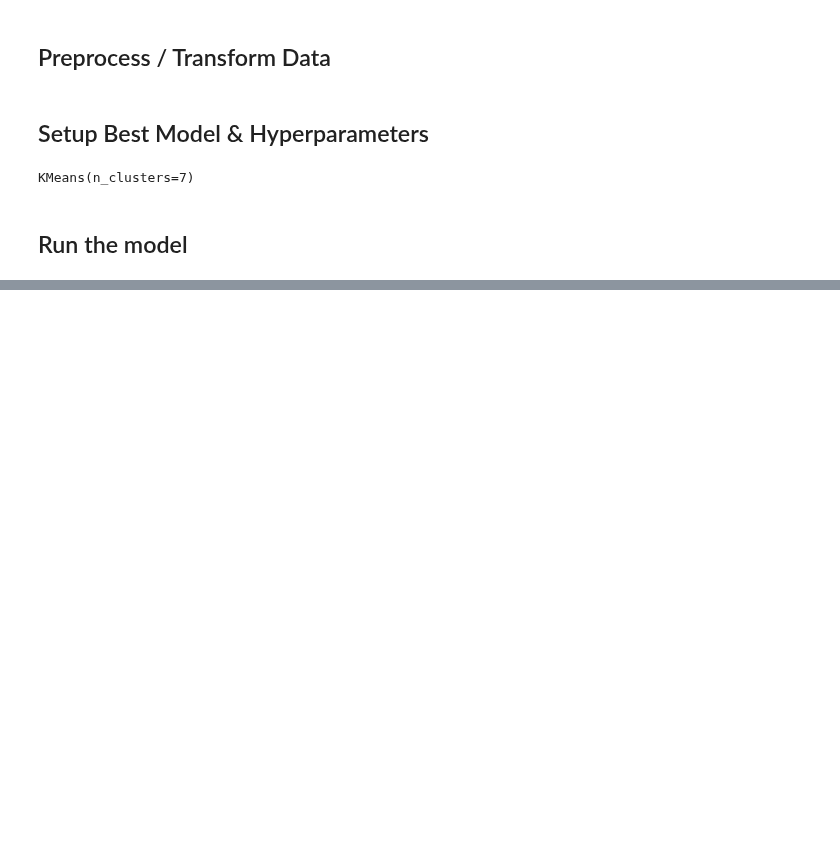
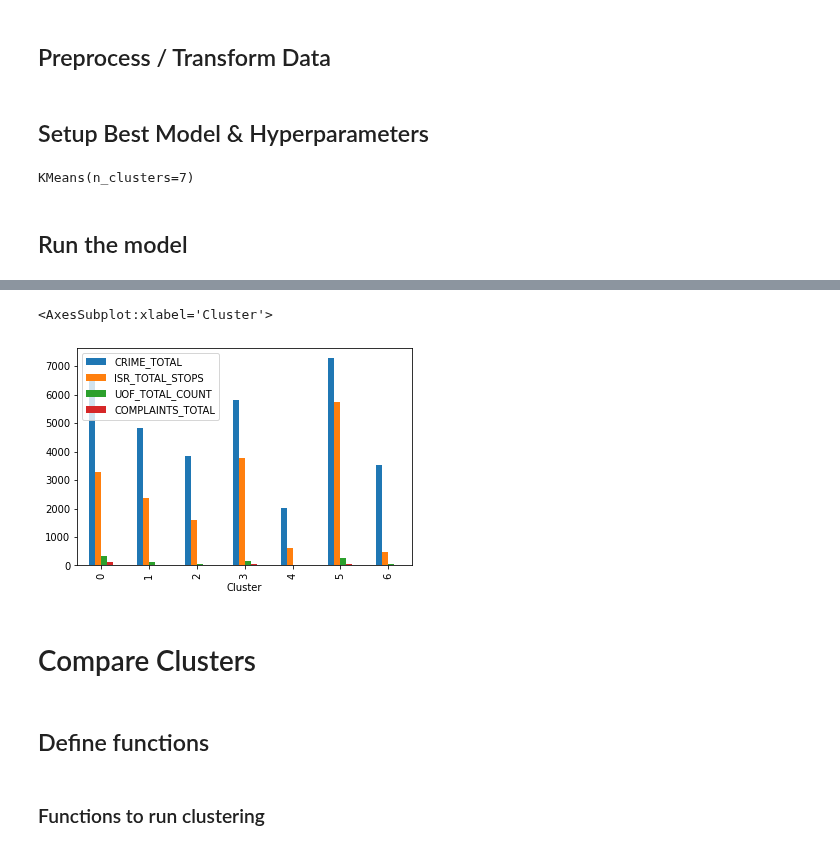
Before and after one commit to colevfrank/254_ML_IL_Crime, a Jupyter notebook: clustering/Comparison Template Notebook.ipynb, the cells around one changed output, grey strips where cells are left out. Cells and saved outputs as stored; diff of their text form; code cells hidden in the pictures; blank space fills up the shorter version.

```diff
--- a/clustering/Comparison Template Notebook.ipynb
+++ b/clustering/Comparison Template Notebook.ipynb
@@ -73,0 +111,13 @@ clustered_data.head()
+# %%
+# Plot main features by cluster
+sum_cols = ['CRIME_TOTAL', 'ISR_TOTAL_STOPS', 'UOF_TOTAL_COUNT', 'COMPLAINTS_TOTAL']
+cluster_training_data.groupby(['Cluster'])[sum_cols].mean().plot.bar()
+# %% [output]
+<AxesSubplot:xlabel='Cluster'>
+[figure, added]
+# %% [markdown]
+# Compare Clusters
+# %% [markdown]
+## Define functions
+# %% [markdown]
+### Functions to run clustering
```
Also changed, not shown: parts of 20 cells of this notebook.
